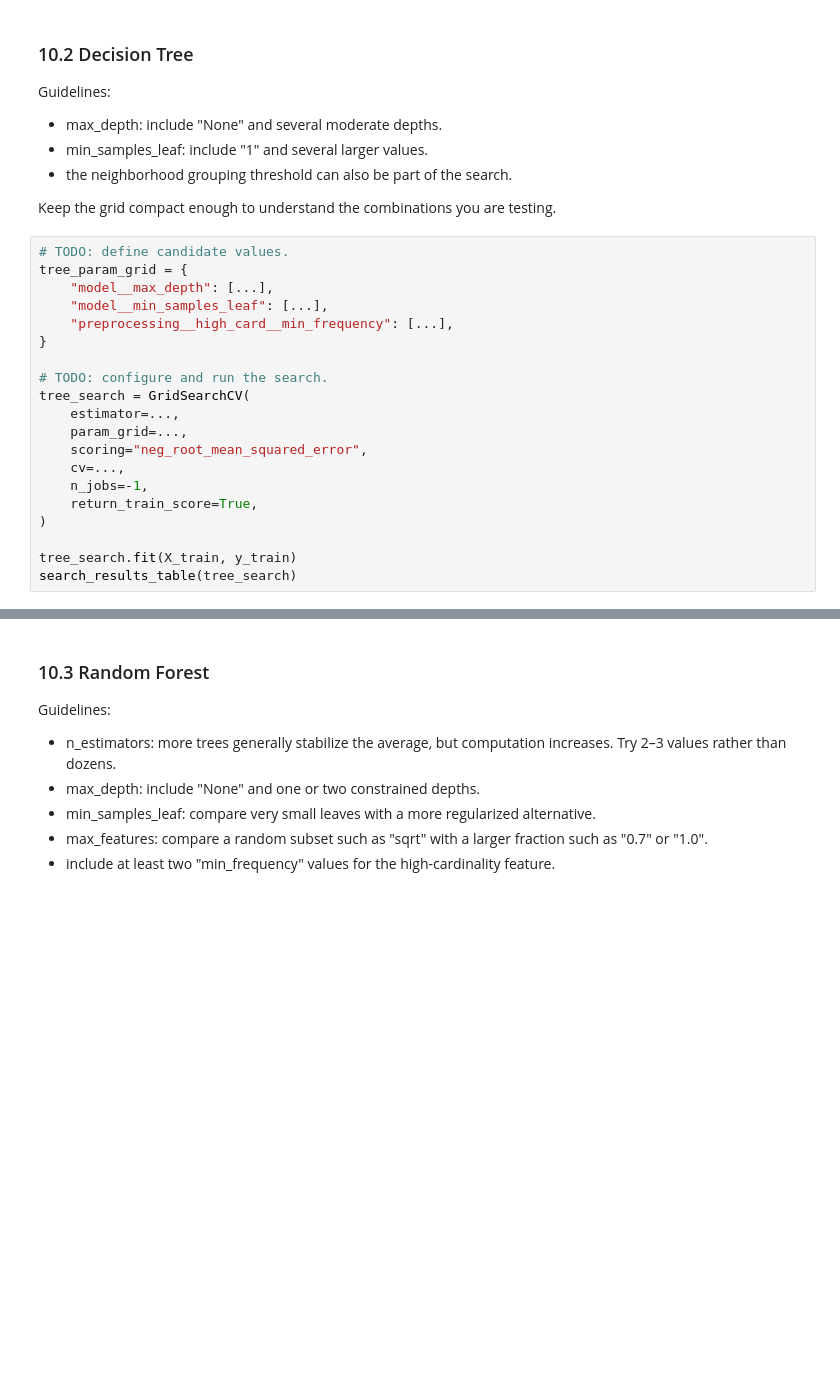
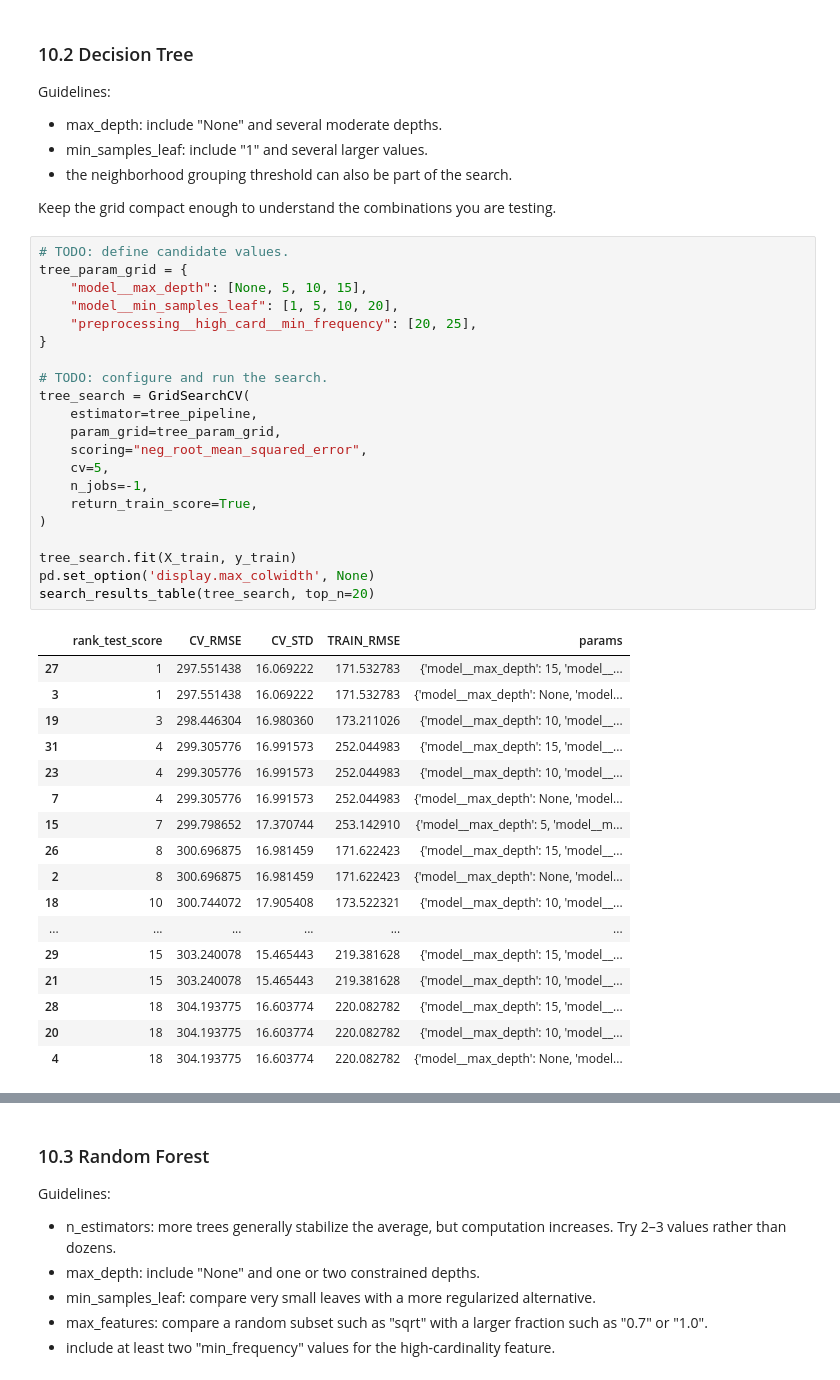
Before and after one commit to Chicloneo/Machine-Learning, a Jupyter notebook: 3-KNN, Decision Trees, Random Forest/Notebooks/Chapter 2 - Part II - Students.ipynb, the cells around one changed output, grey strips where cells are left out. Drawn from its saved outputs; the diff is of its cells as text; blank space fills up the shorter version.

```diff
--- a/3-KNN, Decision Trees, Random Forest/Notebooks/Chapter 2 - Part II - Students.ipynb
+++ b/3-KNN, Decision Trees, Random Forest/Notebooks/Chapter 2 - Part II - Students.ipynb
@@ -558,23 +685,42 @@ Keep the grid compact enough to understand the combinations you are testing.
 # %%
 # TODO: define candidate values.
 tree_param_grid = {
-    "model__max_depth": [...],
-    "model__min_samples_leaf": [...],
-    "preprocessing__high_card__min_frequency": [...],
+    "model__max_depth": [None, 5, 10, 15],
+    "model__min_samples_leaf": [1, 5, 10, 20],
+    "preprocessing__high_card__min_frequency": [20, 25],
 }
 
 # TODO: configure and run the search.
 tree_search = GridSearchCV(
-    estimator=...,
-    param_grid=...,
+    estimator=tree_pipeline,
+    param_grid=tree_param_grid,
     scoring="neg_root_mean_squared_error",
-    cv=...,
+    cv=5,
     n_jobs=-1,
     return_train_score=True,
 )
 
 tree_search.fit(X_train, y_train)
-search_results_table(tree_search)
+pd.set_option('display.max_colwidth', None)
+search_results_table(tree_search, top_n=20)
+# %% [output]
+|  | rank_test_score | CV_RMSE | CV_STD | TRAIN_RMSE | params |
+| 27 | 1 | 297.551438 | 16.069222 | 171.532783 | {'model__max_depth': 15, 'model__... |
+| 3 | 1 | 297.551438 | 16.069222 | 171.532783 | {'model__max_depth': None, 'model... |
+| 19 | 3 | 298.446304 | 16.980360 | 173.211026 | {'model__max_depth': 10, 'model__... |
+| 31 | 4 | 299.305776 | 16.991573 | 252.044983 | {'model__max_depth': 15, 'model__... |
+| 23 | 4 | 299.305776 | 16.991573 | 252.044983 | {'model__max_depth': 10, 'model__... |
+| 7 | 4 | 299.305776 | 16.991573 | 252.044983 | {'model__max_depth': None, 'model... |
+| 15 | 7 | 299.798652 | 17.370744 | 253.142910 | {'model__max_depth': 5, 'model__m... |
+| 26 | 8 | 300.696875 | 16.981459 | 171.622423 | {'model__max_depth': 15, 'model__... |
+| 2 | 8 | 300.696875 | 16.981459 | 171.622423 | {'model__max_depth': None, 'model... |
+| 18 | 10 | 300.744072 | 17.905408 | 173.522321 | {'model__max_depth': 10, 'model__... |
+| ... | ... | ... | ... | ... | ... |
+| 29 | 15 | 303.240078 | 15.465443 | 219.381628 | {'model__max_depth': 15, 'model__... |
+| 21 | 15 | 303.240078 | 15.465443 | 219.381628 | {'model__max_depth': 10, 'model__... |
+| 28 | 18 | 304.193775 | 16.603774 | 220.082782 | {'model__max_depth': 15, 'model__... |
+| 20 | 18 | 304.193775 | 16.603774 | 220.082782 | {'model__max_depth': 10, 'model__... |
+| 4 | 18 | 304.193775 | 16.603774 | 220.082782 | {'model__max_depth': None, 'model... |
 # %% [markdown]
 TODO - Interpret the Decision Tree search briefly:
 
```
Also changed, not shown: parts of 26 cells of this notebook, 3 other files.
